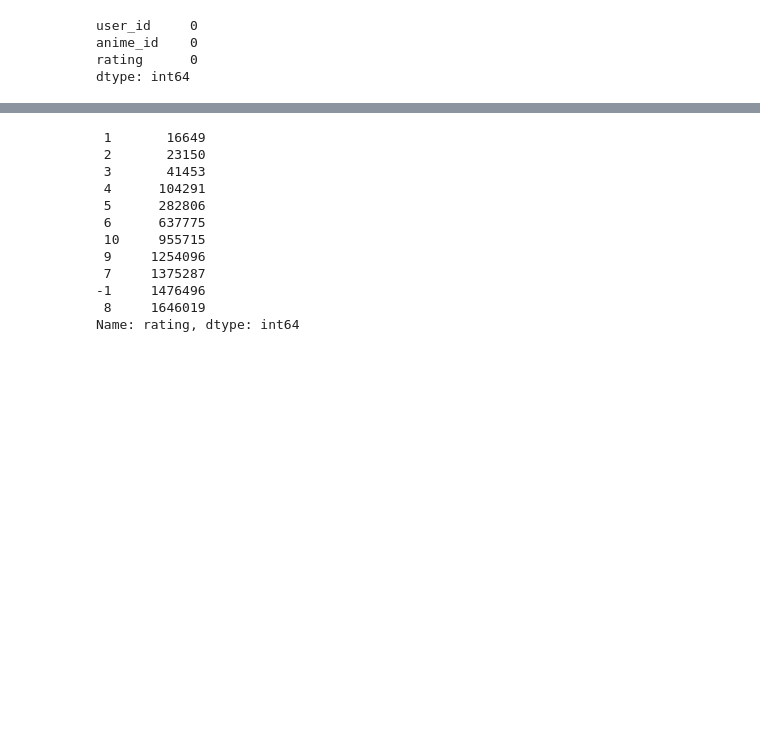
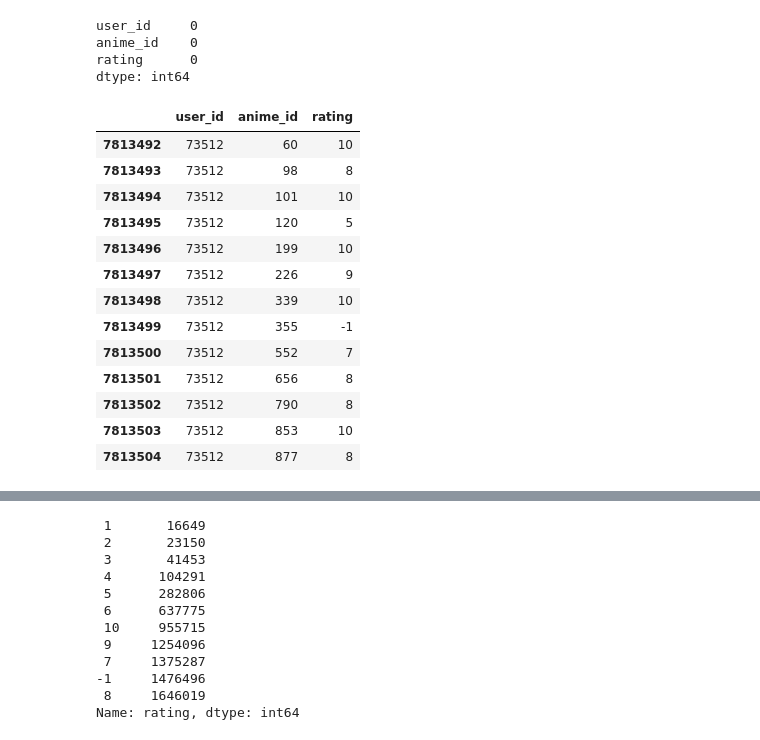
Before and after one commit to claragiurgiu/Anime-Recommendations, a Jupyter notebook: EDA_notebook.ipynb, the cells around one changed output, grey strips where cells are left out. Cells and saved outputs as stored; diff of their text form; code cells hidden in the pictures; blank space fills up the shorter version.

```diff
--- a/EDA_notebook.ipynb
+++ b/EDA_notebook.ipynb
@@ -306,3 +306,21 @@ user_id     0
 anime_id    0
 rating      0
 dtype: int64
+# %%
+# users to test function later: 73512 and 73516
+ratings_df.loc[ratings_df['user_id']==73512]
+# %% [output]
+|  | user_id | anime_id | rating |
+| 7813492 | 73512 | 60 | 10 |
+| 7813493 | 73512 | 98 | 8 |
+| 7813494 | 73512 | 101 | 10 |
+| 7813495 | 73512 | 120 | 5 |
+| 7813496 | 73512 | 199 | 10 |
+| 7813497 | 73512 | 226 | 9 |
+| 7813498 | 73512 | 339 | 10 |
+| 7813499 | 73512 | 355 | -1 |
+| 7813500 | 73512 | 552 | 7 |
+| 7813501 | 73512 | 656 | 8 |
+| 7813502 | 73512 | 790 | 8 |
+| 7813503 | 73512 | 853 | 10 |
+| 7813504 | 73512 | 877 | 8 |
```
Also changed, not shown: parts of 3 cells of this notebook, 4 other files.
